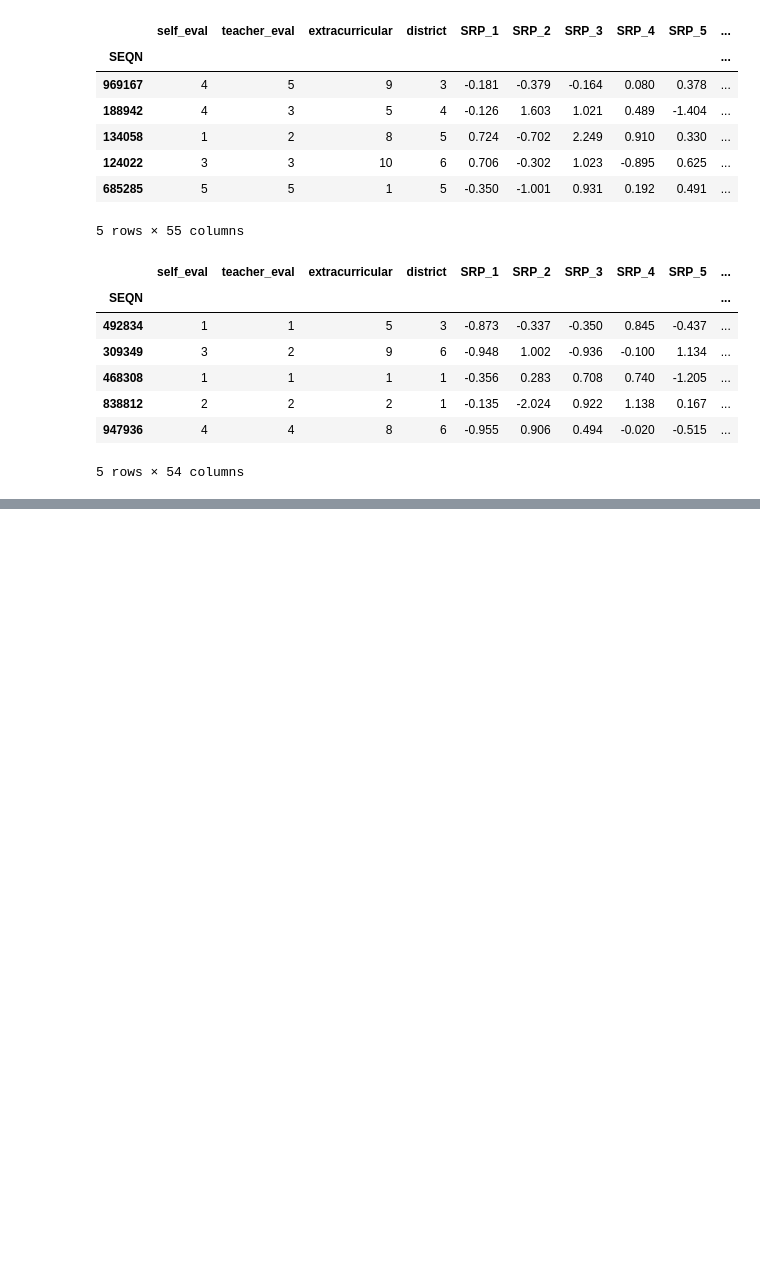
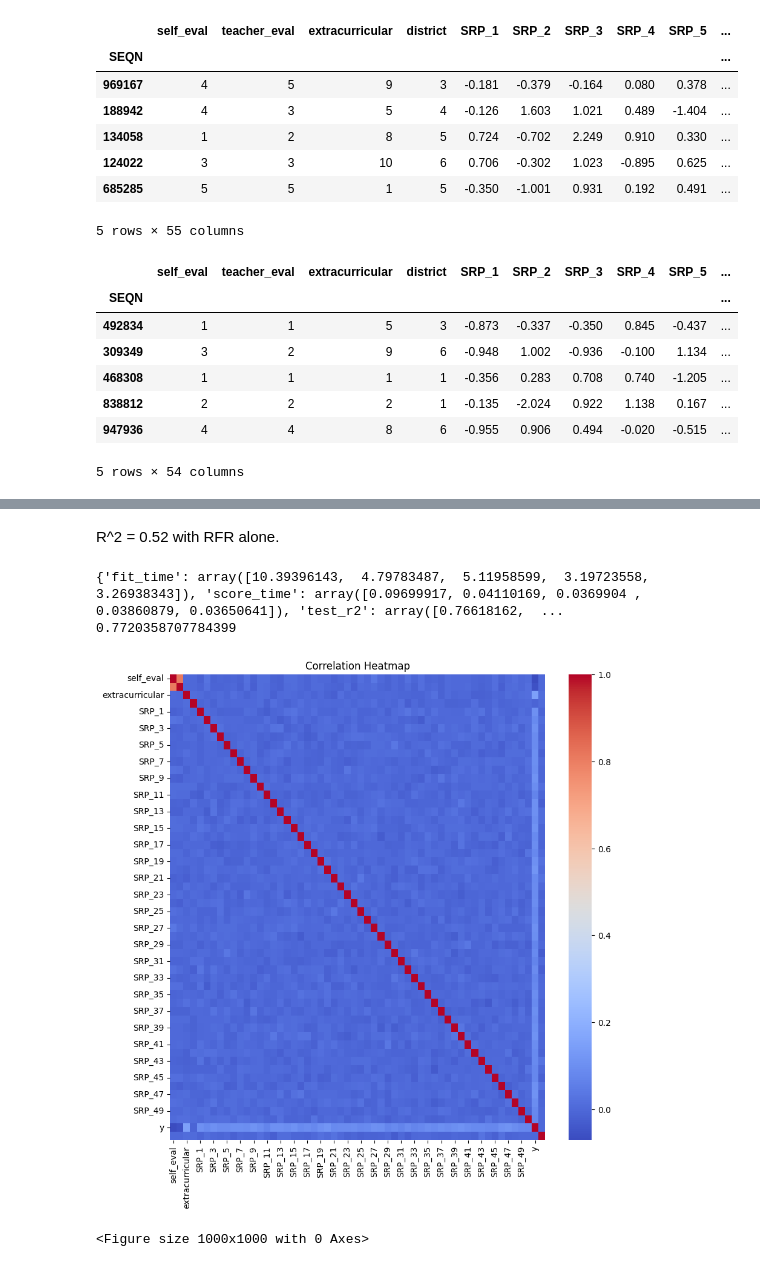
Before and after one commit to mcanearm/YGTBKM, a Jupyter notebook: kaggle/503_kaggle.ipynb, the cells around one changed output, grey strips where cells are left out. Drawn from its saved outputs; the diff is of its cells as text; code cells hidden in the pictures; blank space fills up the shorter version.

Commit message:
Add files via upload
The script is a mess but this is the latest version. The histogram gradient regression performed the best.

```diff
--- a/kaggle/503_kaggle.ipynb
+++ b/kaggle/503_kaggle.ipynb
@@ -85,0 +114,36 @@ R-squared: 0.916172996091951
+# %% [markdown]
+R^2 = 0.52 with RFR alone.
+# %%
+hgbr = HistGradientBoostingRegressor(max_iter=250)
+
+cv_data = cross_validate(hgbr, train_data_X, train_data_Y, cv=5, scoring=['r2', 'neg_mean_absolute_error'], return_train_score=True)
+
+hgbr.fit(train_data_X.iloc[0:6400,:], train_data_Y.iloc[0:6400])
+st_pred_test = hgbr.staged_predict(train_data_X.iloc[6400:8000,:])
+
+#scores_train = []
+#scores_test = []
+#for iter in range(0,1000):
+#  scores_test.append(r2_score(train_data_Y.iloc[6400:8000], next(st_pred_test)))
+
+#plt.plot(scores_test, label='Test error')
+#plt.title("Histogram Gradient Boosting Classifier")
+#plt.ylabel("R2 Score")
+#plt.xlabel("Number of trees, M")
+#plt.show()
+
+#print(f"Lowest test error: M = {np.argmin(scores_test) + 1}")
+#print(f"Test error at M: {np.min(scores_test)}")
+
+print(cv_data)
+print(np.mean(cv_data["test_r2"]))
+
+hgbr.fit(train_data_X, train_data_Y)
+hgbr.predict(test_data_X)
+
+predictions_test = pd.DataFrame([])
+predictions_test["SEQN"] = test_data_X.index
+predictions_test["y"] = hgbr.predict(test_data_X)
+# %% [output]
+{'fit_time': array([10.39396143,  4.79783487,  5.11958599,  3.19723558,  3.26938343]), 'score_time': array([0.09699917, 0.04110169, 0.0369904 , 0.03860879, 0.03650641]), 'test_r2': array([0.76618162,  ...
+0.7720358707784399
@@ -85,0 +152,22 @@ R-squared: 0.916172996091951
+# %%
+# Compute the correlation matrix
+#corr_matrix = train_data.corr()
+#new_mat = corr_matrix[corr_matrix > 0.1].fillna(0.0)
+
+r = 0.0
+for i in range(1, 50):
+  r = r + (train_data['SRP_'+str(i)])**2
+train_data["R"] = np.sqrt(r)
+
+corr_matrix = train_data.corr()
+#new_mat = corr_matrix[corr_matrix > 0.1].fillna(0.0)
+
+# Generate a heatmap
+sns.heatmap(corr_matrix, annot=False, cmap='coolwarm')
+plt.title('Correlation Heatmap')
+plt.figure(figsize=(10,10))
+plt.rcParams["figure.figsize"] = (10,10)
+plt.show()
+# %% [output]
+[figure, added]
+<Figure size 1000x1000 with 0 Axes>
```
Also changed, not shown: parts of 9 cells of this notebook.
